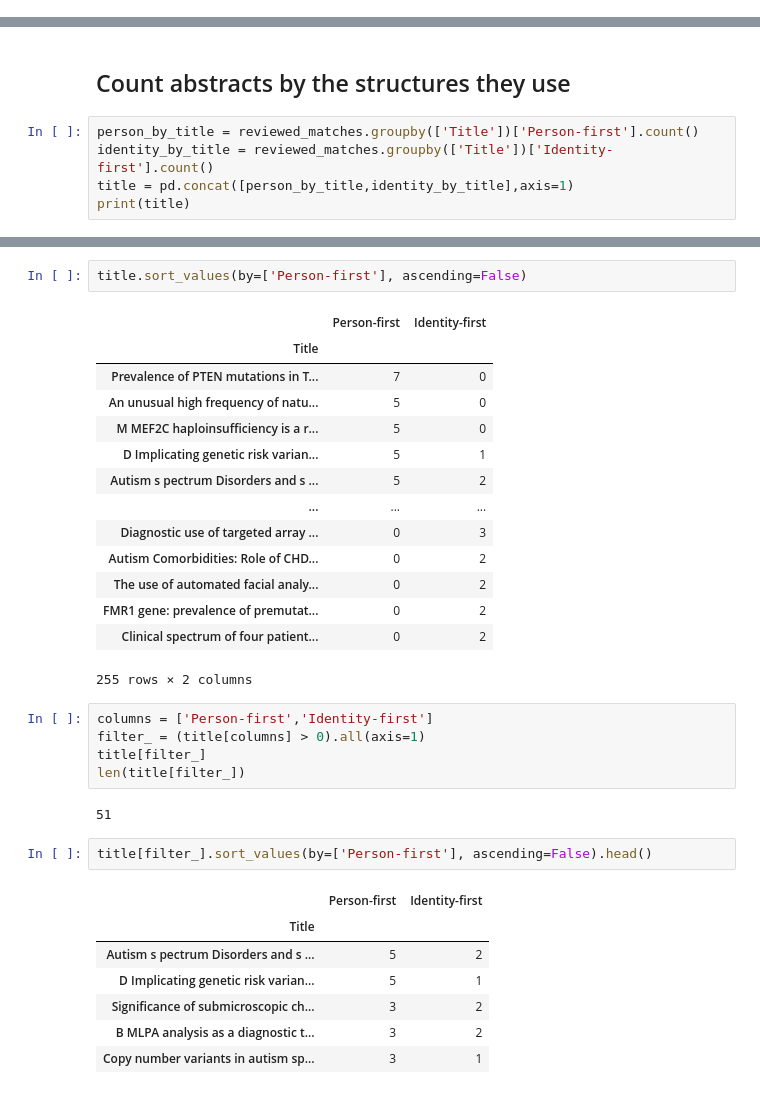
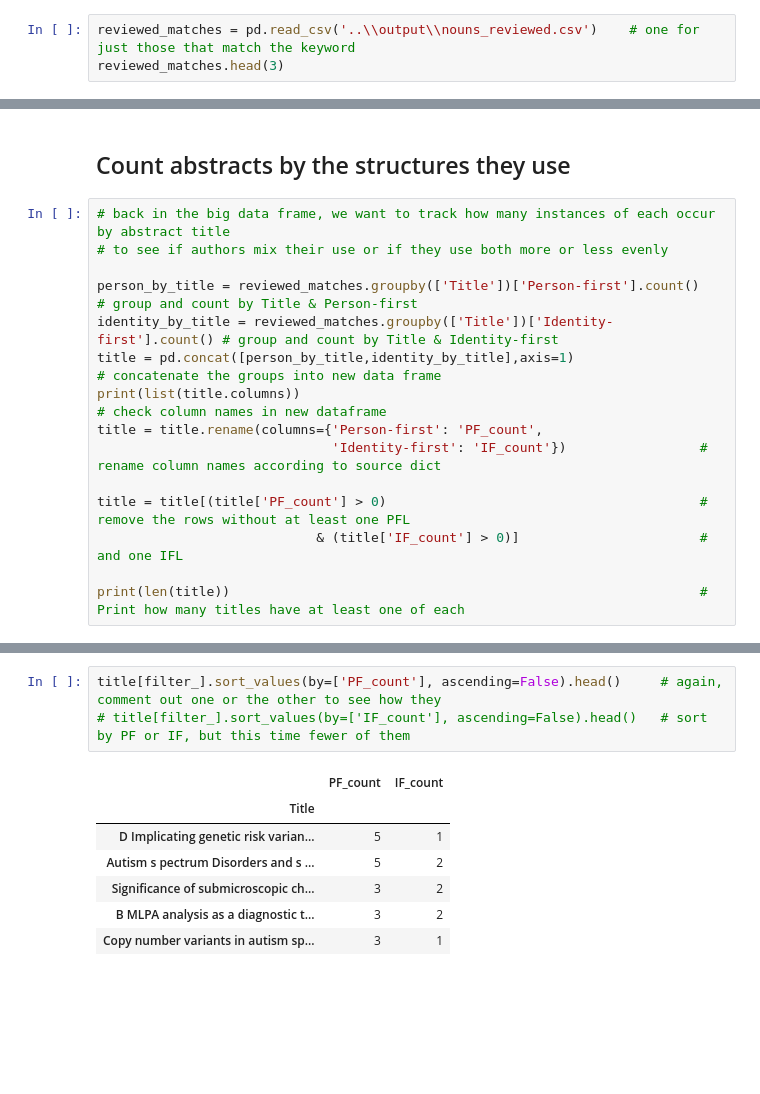
Before and after one commit to UKDataServiceOpen/Person_Identy_First_Language, a Jupyter notebook: 2023_Second_analysis/code/3_Pattern_matching.ipynb, the cells around one changed output, grey strips where cells are left out. Drawn from its saved outputs; the diff is of its cells as text; blank space fills up the shorter version.

```diff
--- a/2023_Second_analysis/code/3_Pattern_matching.ipynb
+++ b/2023_Second_analysis/code/3_Pattern_matching.ipynb
@@ -459,0 +408,3 @@ person_identity_examples=pd.concat([person_examples,identity_examples],axis=1)
+# %%
+reviewed_matches = pd.read_csv('..\\output\\nouns_reviewed.csv')    # one for just those that match the keyword
+reviewed_matches.head(3)
@@ -550,8 +702,18 @@ plt.savefig('..\\output\\matches_count.jpg')    # we can right click on the plot
 # %% [markdown]
 ## Count abstracts by the structures they use
 # %%
-person_by_title = reviewed_matches.groupby(['Title'])['Person-first'].count()
-identity_by_title = reviewed_matches.groupby(['Title'])['Identity-first'].count()
-title = pd.concat([person_by_title,identity_by_title],axis=1)
-print(title)
+# back in the big data frame, we want to track how many instances of each occur by abstract title
+# to see if authors mix their use or if they use both more or less evenly
+
+person_by_title = reviewed_matches.groupby(['Title'])['Person-first'].count()     # group and count by Title & Person-first
+identity_by_title = reviewed_matches.groupby(['Title'])['Identity-first'].count() # group and count by Title & Identity-first
+title = pd.concat([person_by_title,identity_by_title],axis=1)                     # concatenate the groups into new data frame
+print(list(title.columns))                                                        # check column names in new dataframe
+title = title.rename(columns={'Person-first': 'PF_count',
+                              'Identity-first': 'IF_count'})                 # rename column names according to source dict
+
+title = title[(title['PF_count'] > 0)                                        # remove the rows without at least one PFL
+                            & (title['IF_count'] > 0)]                       # and one IFL
+
+print(len(title))                                                            # Print how many titles have at least one of each
 # %% [output]
@@ -592,34 +744,11 @@ title.sort_values(by=['Identity-first'], ascending=False)
-# %%
-title.sort_values(by=['Person-first'], ascending=False)
-# %% [output]
-|  | Person-first | Identity-first |
-| Title |  |  |
-| Prevalence of PTEN mutations in T... | 7 | 0 |
-| An unusual high frequency of natu... | 5 | 0 |
-| M MEF2C haploinsufficiency is a r... | 5 | 0 |
-| D Implicating genetic risk varian... | 5 | 1 |
-| Autism s pectrum Disorders and s ... | 5 | 2 |
-| ... | ... | ... |
-| Diagnostic use of targeted array ... | 0 | 3 |
-| Autism Comorbidities: Role of CHD... | 0 | 2 |
-| The use of automated facial analy... | 0 | 2 |
-| FMR1 gene: prevalence of premutat... | 0 | 2 |
-| Clinical spectrum of four patient... | 0 | 2 |
-255 rows × 2 columns
-# %%
-columns = ['Person-first','Identity-first']
-filter_ = (title[columns] > 0).all(axis=1)
-title[filter_]
-len(title[filter_])
-# %% [output]
-51
 # %%
-title[filter_].sort_values(by=['Person-first'], ascending=False).head()
+title[filter_].sort_values(by=['PF_count'], ascending=False).head()     # again, comment out one or the other to see how they
+# title[filter_].sort_values(by=['IF_count'], ascending=False).head()   # sort by PF or IF, but this time fewer of them
 # %% [output]
-|  | Person-first | Identity-first |
+|  | PF_count | IF_count |
 | Title |  |  |
+| D Implicating genetic risk varian... | 5 | 1 |
 | Autism s pectrum Disorders and s ... | 5 | 2 |
-| D Implicating genetic risk varian... | 5 | 1 |
 | Significance of submicroscopic ch... | 3 | 2 |
 | B MLPA analysis as a diagnostic t... | 3 | 2 |
 | Copy number variants in autism sp... | 3 | 1 |
```
Also changed, not shown: parts of 30 cells of this notebook, 11 other files.
